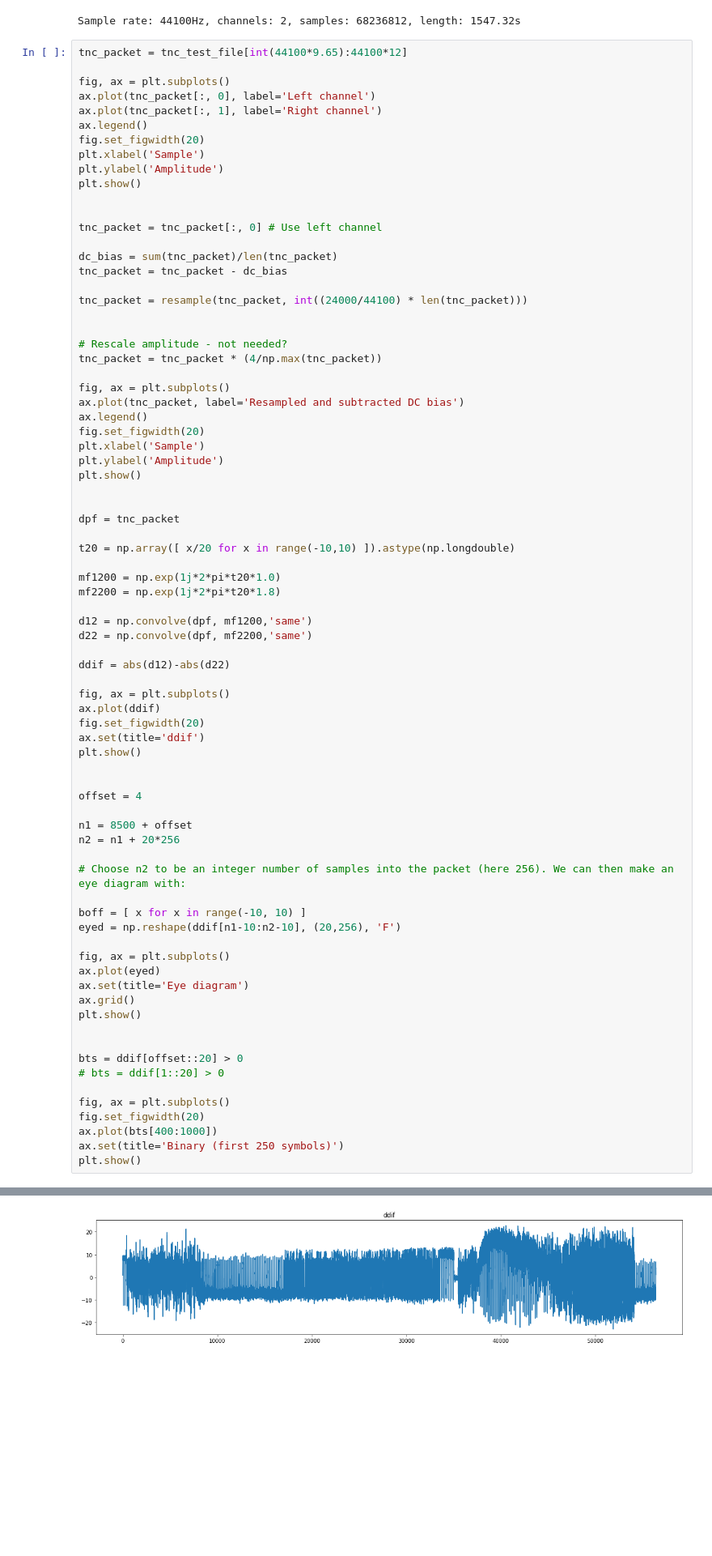
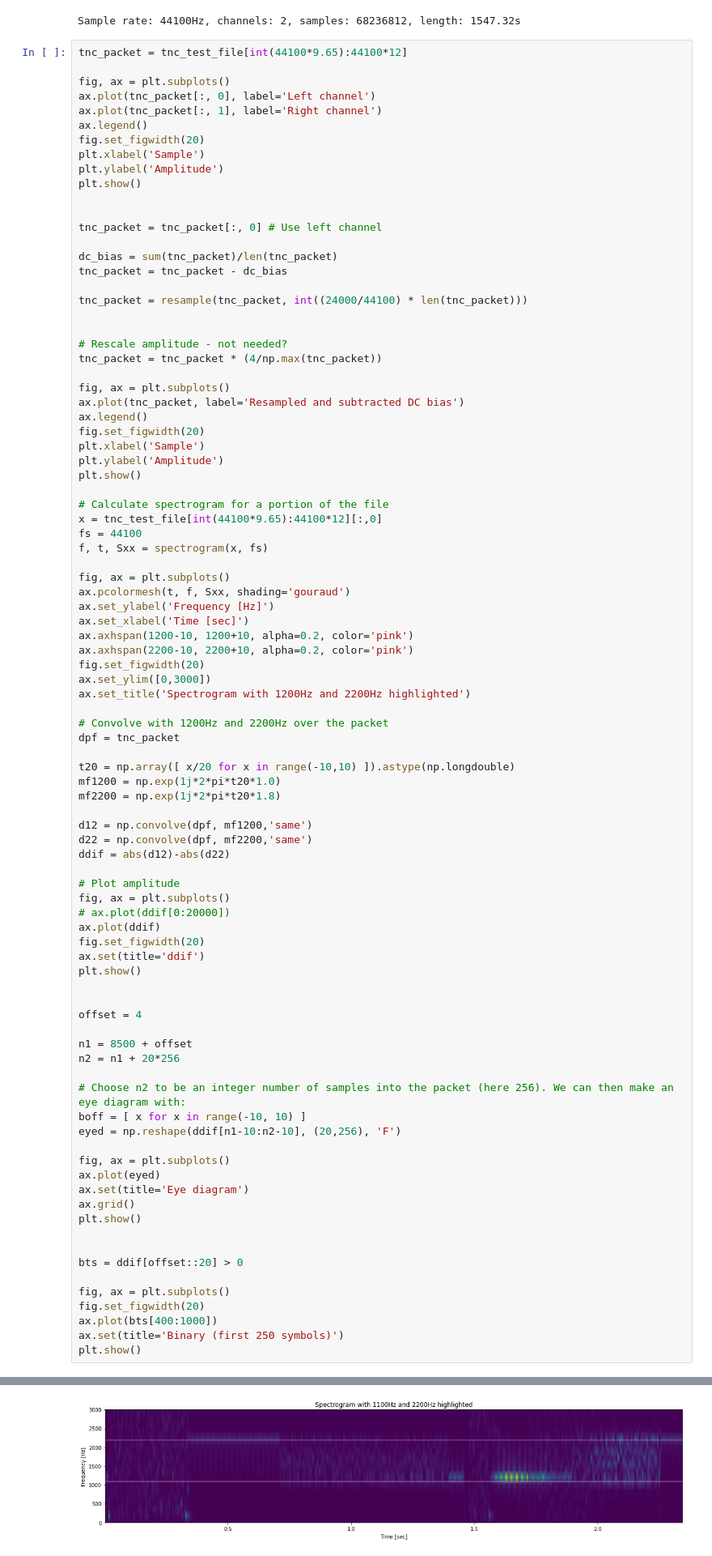
Before and after one commit to thomastoye/aprs-ax25-from-scratch, a Jupyter notebook: notebooks/notebook.ipynb, the cells around one changed output, grey strips where cells are left out. Shown at 81% size. Cells and saved outputs as stored; diff of their text form; blank space fills up the shorter version.

```diff
--- a/notebooks/notebook.ipynb
+++ b/notebooks/notebook.ipynb
@@ -132,52 +136,65 @@ plt.xlabel('Sample')
 plt.ylabel('Amplitude')
 plt.show()
 
+# Calculate spectrogram for a portion of the file
+x = tnc_test_file[int(44100*9.65):44100*12][:,0]
+fs = 44100
+f, t, Sxx = spectrogram(x, fs)
 
+fig, ax = plt.subplots()
+ax.pcolormesh(t, f, Sxx, shading='gouraud')
+ax.set_ylabel('Frequency [Hz]')
+ax.set_xlabel('Time [sec]')
+ax.axhspan(1200-10, 1200+10, alpha=0.2, color='pink')
+ax.axhspan(2200-10, 2200+10, alpha=0.2, color='pink')
+fig.set_figwidth(20)
+ax.set_ylim([0,3000])
+ax.set_title('Spectrogram with 1200Hz and 2200Hz highlighted')
+
+# Convolve with 1200Hz and 2200Hz over the packet
 dpf = tnc_packet
 
 t20 = np.array([ x/20 for x in range(-10,10) ]).astype(np.longdouble)
-
 mf1200 = np.exp(1j*2*pi*t20*1.0)
 mf2200 = np.exp(1j*2*pi*t20*1.8)
 
 d12 = np.convolve(dpf, mf1200,'same')
 d22 = np.convolve(dpf, mf2200,'same')
-
 ddif = abs(d12)-abs(d22)
 
+# Plot amplitude
 fig, ax = plt.subplots()
+# ax.plot(ddif[0:20000])
 ax.plot(ddif)
 fig.set_figwidth(20)
 ax.set(title='ddif')
 plt.show()
 
 
 offset = 4
 
 n1 = 8500 + offset
 n2 = n1 + 20*256
 
 # Choose n2 to be an integer number of samples into the packet (here 256). We can then make an eye diagram with:
-
 boff = [ x for x in range(-10, 10) ]
 eyed = np.reshape(ddif[n1-10:n2-10], (20,256), 'F')
 
 fig, ax = plt.subplots()
 ax.plot(eyed)
 ax.set(title='Eye diagram')
 ax.grid()
 plt.show()
 
 
 bts = ddif[offset::20] > 0
-# bts = ddif[1::20] > 0
 
 fig, ax = plt.subplots()
 fig.set_figwidth(20)
 ax.plot(bts[400:1000])
 ax.set(title='Binary (first 250 symbols)')
 plt.show()
 # %% [output]
 [figure]
 [figure]
-[figure, old version]
+[figure, new version]
```
Also changed, not shown: parts of 12 cells of this notebook, 4 other files.
